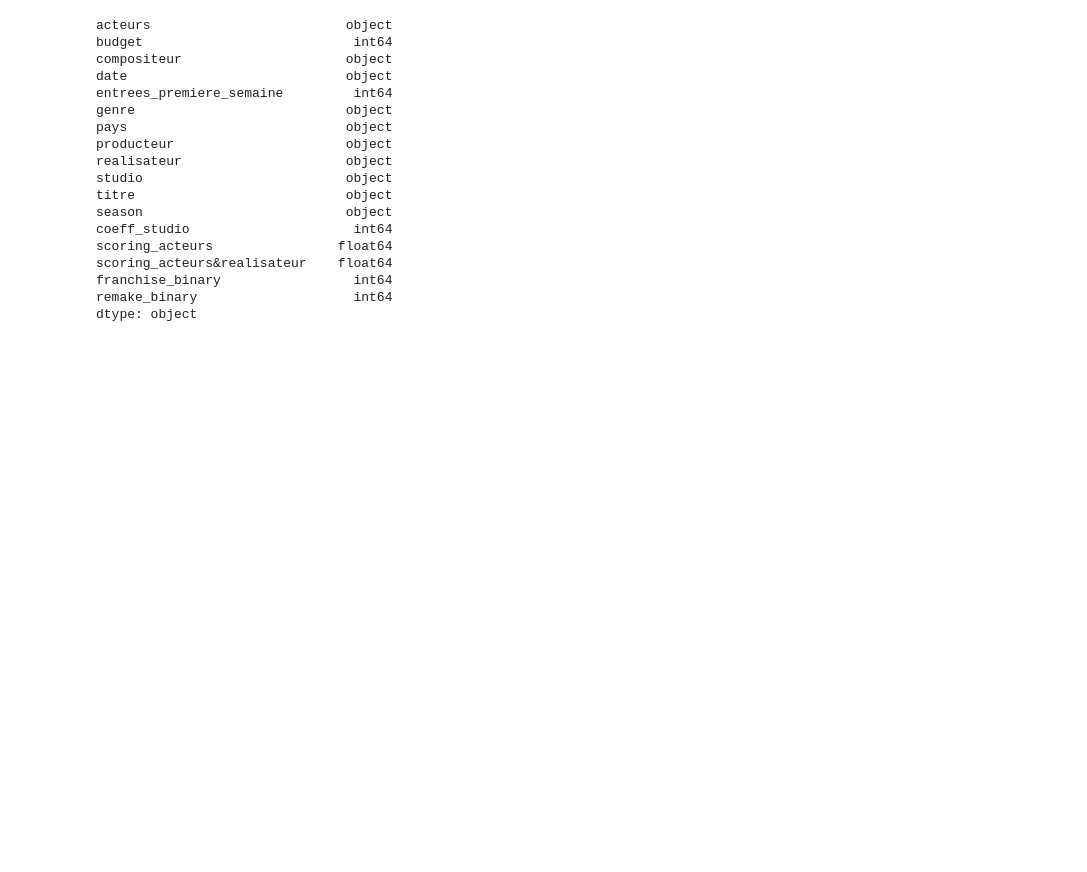
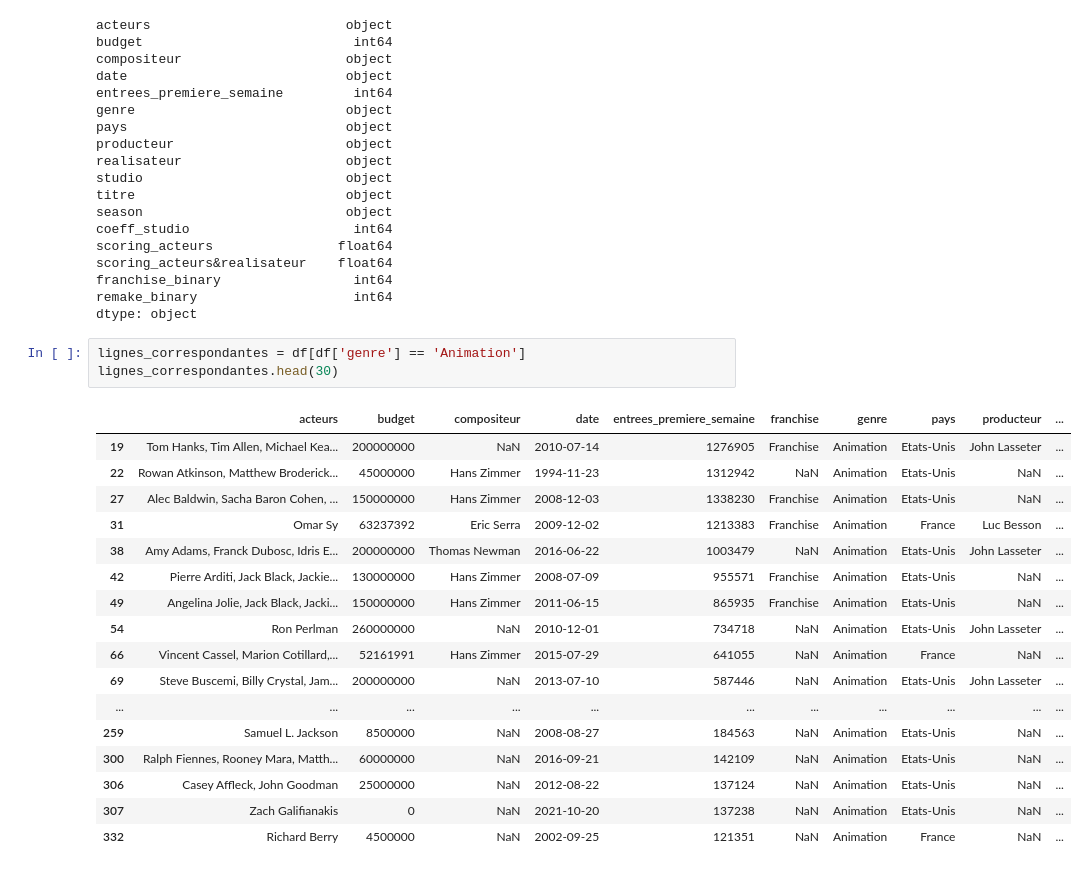
Before and after one commit to Melobgn/cinema_prediction, a Jupyter notebook: deb_notebook.ipynb, the cells around one changed output. Drawn from its saved outputs; the diff is of its cells as text; blank space fills up the shorter version.

```diff
--- a/deb_notebook.ipynb
+++ b/deb_notebook.ipynb
@@ -54,3 +56,24 @@ scoring_acteurs&realisateur    float64
 franchise_binary                 int64
 remake_binary                    int64
 dtype: object
+# %%
+lignes_correspondantes = df[df['genre'] == 'Animation']
+lignes_correspondantes.head(30)
+# %% [output]
+|  | acteurs | budget | compositeur | date | entrees_premiere_semaine | franchise | genre | pays | producteur | ... |
+| 19 | Tom Hanks, Tim Allen, Michael Kea... | 200000000 | NaN | 2010-07-14 | 1276905 | Franchise | Animation | Etats-Unis | John Lasseter | ... |
+| 22 | Rowan Atkinson, Matthew Broderick... | 45000000 | Hans Zimmer | 1994-11-23 | 1312942 | NaN | Animation | Etats-Unis | NaN | ... |
+| 27 | Alec Baldwin, Sacha Baron Cohen, ... | 150000000 | Hans Zimmer | 2008-12-03 | 1338230 | Franchise | Animation | Etats-Unis | NaN | ... |
+| 31 | Omar Sy | 63237392 | Eric Serra | 2009-12-02 | 1213383 | Franchise | Animation | France | Luc Besson | ... |
+| 38 | Amy Adams, Franck Dubosc, Idris E... | 200000000 | Thomas Newman | 2016-06-22 | 1003479 | NaN | Animation | Etats-Unis | John Lasseter | ... |
+| 42 | Pierre Arditi, Jack Black, Jackie... | 130000000 | Hans Zimmer | 2008-07-09 | 955571 | Franchise | Animation | Etats-Unis | NaN | ... |
+| 49 | Angelina Jolie, Jack Black, Jacki... | 150000000 | Hans Zimmer | 2011-06-15 | 865935 | Franchise | Animation | Etats-Unis | NaN | ... |
+| 54 | Ron Perlman | 260000000 | NaN | 2010-12-01 | 734718 | NaN | Animation | Etats-Unis | John Lasseter | ... |
+| 66 | Vincent Cassel, Marion Cotillard,... | 52161991 | Hans Zimmer | 2015-07-29 | 641055 | NaN | Animation | France | NaN | ... |
+| 69 | Steve Buscemi, Billy Crystal, Jam... | 200000000 | NaN | 2013-07-10 | 587446 | NaN | Animation | Etats-Unis | John Lasseter | ... |
+| ... | ... | ... | ... | ... | ... | ... | ... | ... | ... | ... |
+| 259 | Samuel L. Jackson | 8500000 | NaN | 2008-08-27 | 184563 | NaN | Animation | Etats-Unis | NaN | ... |
+| 300 | Ralph Fiennes, Rooney Mara, Matth... | 60000000 | NaN | 2016-09-21 | 142109 | NaN | Animation | Etats-Unis | NaN | ... |
+| 306 | Casey Affleck, John Goodman | 25000000 | NaN | 2012-08-22 | 137124 | NaN | Animation | Etats-Unis | NaN | ... |
+| 307 | Zach Galifianakis | 0 | NaN | 2021-10-20 | 137238 | NaN | Animation | Etats-Unis | NaN | ... |
+| 332 | Richard Berry | 4500000 | NaN | 2002-09-25 | 121351 | NaN | Animation | France | NaN | ... |
```
Also changed, not shown: parts of 1 cell of this notebook, 4 other files.
